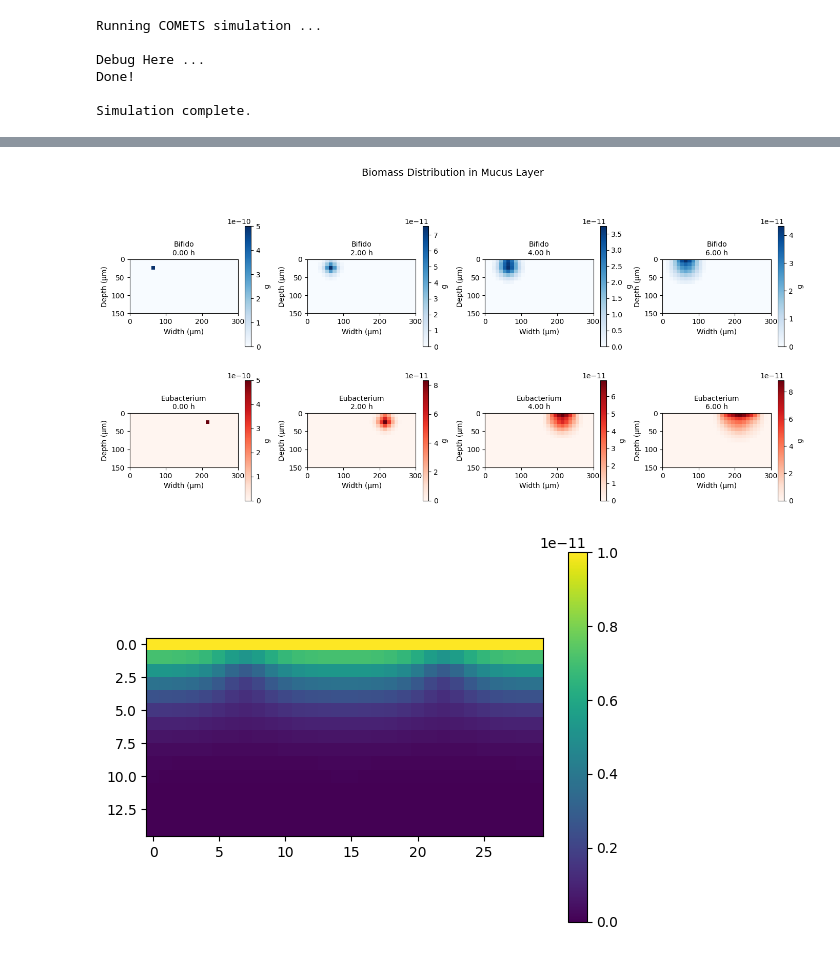
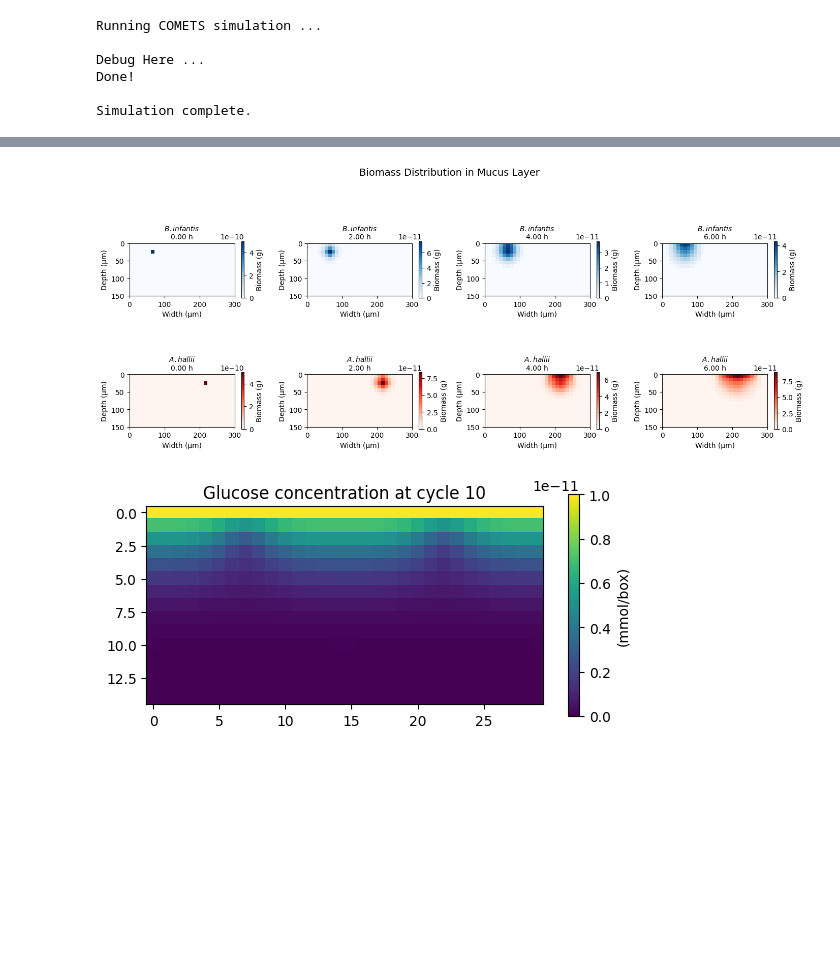
Before and after one commit to m-3-lab/SpatialFBAExample, a Jupyter notebook: Paper Code/3_3_1_Spatial.ipynb, the cells around one changed output, grey strips where cells are left out. Drawn from its saved outputs; the diff is of its cells as text; code cells hidden in the pictures; blank space fills up the shorter version.

```diff
--- a/Paper Code/3_3_1_Spatial.ipynb
+++ b/Paper Code/3_3_1_Spatial.ipynb
@@ -78,16 +78,16 @@ GEMs Files available at [vmh.life](https://www.vmh.life/files/reconstructions/AG
 # Build Exchange Metabolite Union & Add Missing Exchanges
 
 # Map metabolite_id -> exchange_reaction_id for each model
-met_to_ex1, met_to_ex2 = {}, {}
-for rxn in base1.exchanges:
+met_to_ex_BI, met_to_ex_AH = {}, {}
+for rxn in model_BI.exchanges:
     if rxn.metabolites:
-        met_to_ex1[list(rxn.metabolites.keys())[0].id] = rxn.id
-for rxn in base2.exchanges:
+        met_to_ex_BI[list(rxn.metabolites.keys())[0].id] = rxn.id
+for rxn in model_AH.exchanges:
     if rxn.metabolites:
-        met_to_ex2[list(rxn.metabolites.keys())[0].id] = rxn.id
+        met_to_ex_AH[list(rxn.metabolites.keys())[0].id] = rxn.id
 
 
-all_ext_mets = set(met_to_ex1.keys()) | set(met_to_ex2.keys())
+all_ext_mets = set(met_to_ex_BI.keys()) | set(met_to_ex_AH.keys())
 print(f"Total unique external metabolites: {len(all_ext_mets)}")
 
 
@@ -118,7 +118,7 @@ def add_missing_closed_exchanges(model, met_to_ex_self, all_ext_mets, label):
         added += 1
     print(f'[{label}] Added {added} closed dummy exchanges')
 
-add_missing_closed_exchanges(base1, met_to_ex1, all_ext_mets, 'Bifido')
-add_missing_closed_exchanges(base2, met_to_ex2, all_ext_mets, 'Eubacterium')
+add_missing_closed_exchanges(model_BI, met_to_ex_BI, all_ext_mets, 'b_infantis')
+add_missing_closed_exchanges(model_AH, met_to_ex_AH, all_ext_mets, 'a_hallii')
 # %% [output]
 Total unique external metabolites: 188
@@ -127,19 +127,19 @@ Total unique external metabolites: 188
 # %%
 # COMETS Models
 
-for m in [base1, base2]:
+for m in [model_BI, model_AH]:
     for rxn in m.exchanges:
         rxn.lower_bound = 0.0
         rxn.upper_bound = 1000.0
 
-bif = c.model(base1)
-eub = c.model(base2)
+comets_BI = c.model(model_BI)
+comets_AH = c.model(model_AH)
 
-bif.open_exchanges()
-eub.open_exchanges()
+comets_BI.open_exchanges()
+comets_AH.open_exchanges()
 
 # Clean non-EX exchanges (COMETS fix)
-for m in [bif, eub]:
+for m in [comets_BI, comets_AH]:
     ex_mask = m.reactions['EXCH'].isin([True, 'True'])
     exchanges_df = m.reactions[ex_mask]
     for name in exchanges_df['REACTION_NAMES']:
@@ -148,8 +148,8 @@ for m in [bif, eub]:
             m.reactions.loc[m.reactions['REACTION_NAMES'] == name, 'EXCH'] = False
             m.reactions.loc[m.reactions['REACTION_NAMES'] == name, 'EXCH_IND'] = 0
 
-print(f'Bifido COMETS: {len(bif.reactions)} reactions')
-print(f'Eubacterium COMETS: {len(eub.reactions)} reactions')
+print(f'Bifido COMETS: {len(comets_BI.reactions)} reactions')
+print(f'Eubacterium COMETS: {len(comets_AH.reactions)} reactions')
 # %% [output]
 Bifido COMETS: 1057 reactions
 Eubacterium COMETS: 1119 reactions
@@ -288,15 +288,15 @@ for met_id in all_ext_mets:
 # %%
 INIT_BIOMASS = 5e-10   # grams ~ 500 bacteria
 
-x_bif = 7              # left side
-x_eub = 22            # right side
+x_init_BI = 7              # left side
+x_init_AH = 22            # right side
 y_init = 2             # 20 um into mucus
 
-bif.initial_pop = [[x_bif, y_init, INIT_BIOMASS]]
-eub.initial_pop = [[x_eub, y_init, INIT_BIOMASS]]
+comets_BI.initial_pop = [[x_init_BI, y_init, INIT_BIOMASS]]
+comets_AH.initial_pop = [[x_init_AH, y_init, INIT_BIOMASS]]
 
 # layout
-layout = c.layout([bif, eub])
+layout = c.layout([comets_BI, comets_AH])
 layout.grid = [GRID_X, GRID_Y]
 
 # Zero all metabolites
@@ -467,14 +469,14 @@ plt.show()
 # Biomass Heatmaps Over Time
 cycles = [0, 200, 400, 600]
 
-fig, axes = plt.subplots(2, len(cycles), figsize=(3.5*len(cycles), 7))
+fig, axes = plt.subplots(2, len(cycles), figsize=(3.5*len(cycles), 6))
 if len(cycles) == 1:
     axes = axes.reshape(2, 1)
 
 for i, cyc in enumerate(cycles):
-    for j, (species, cmap) in enumerate([('Bifido', 'Blues'), ('Eubacterium', 'Reds')]):
+    for j, (species, id, cmap) in enumerate([(r'$\it{B. infantis}$', 'b_infantis', 'Blues'), (r'$\it{A. hallii}$', 'a_hallii', 'Reds')]):
         ax = axes[j, i]
-        im = sim.get_biomass_image(species, cyc)
+        im = sim.get_biomass_image(id, cyc)
         im = np.roll(im, shift=1, axis=1) # shift , fixing a comets bug
 
         pcm = ax.imshow(im.T, origin='upper', cmap=cmap, aspect='equal',
@@ -482,22 +484,23 @@ for i, cyc in enumerate(cycles):
         ax.set_title(f'{species}\n{cyc*0.01:.2f} h', fontsize=10)
         ax.set_xlabel('Width (µm)')
         ax.set_ylabel('Depth (µm)')
-        plt.colorbar(pcm, ax=ax, shrink=0.7, label='g')
+        plt.colorbar(pcm, ax=ax, shrink=0.4, label='Biomass (g)')
 
 plt.suptitle('Biomass Distribution in Mucus Layer', fontsize=14, y=1.02)
 plt.tight_layout()
 plt.show()
 # %% [output]
-[figure, old version]
+[figure, new version]
 # %%
 met="glc_D[e]"
 im = sim.get_metabolite_image(met, 10)
 
 plt.imshow(im.T, origin="upper")
-plt.colorbar()
+plt.colorbar(shrink=0.6, label='(mmol/box)')
+plt.title('Glucose concentration at cycle 10')
 plt.show()
 # %% [output]
-[figure, old version]
+[figure, new version]
 # %%
 # Metabolite Heatmaps Over Time
 cycles = [0, 200, 400, 600]
```
Also changed, not shown: parts of 14 cells of this notebook, 9 other files.
